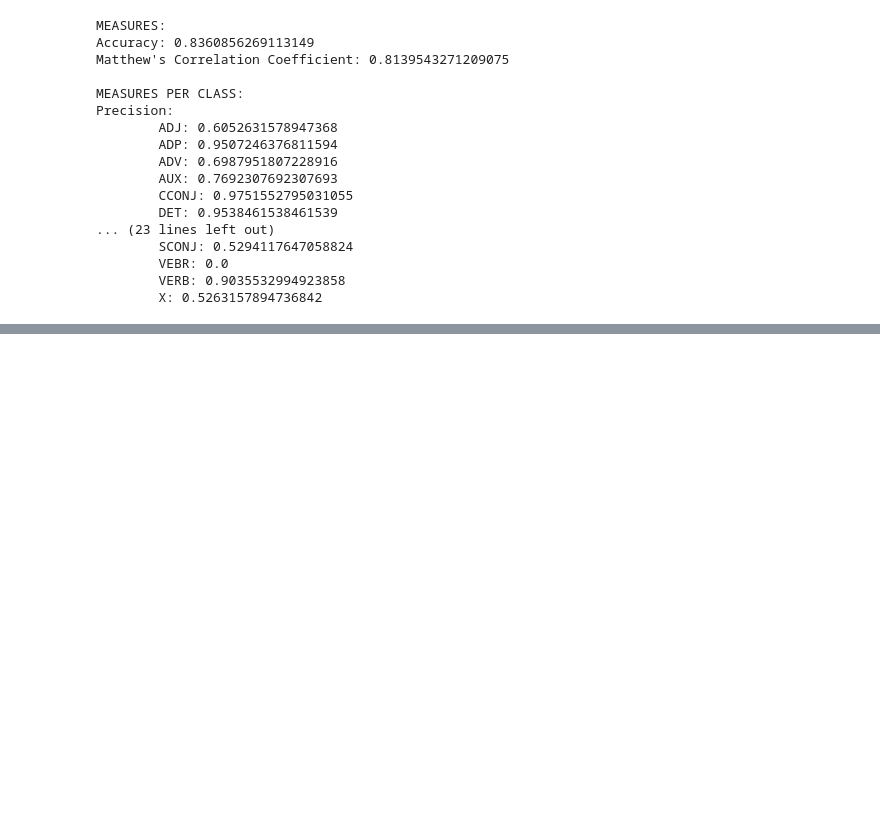
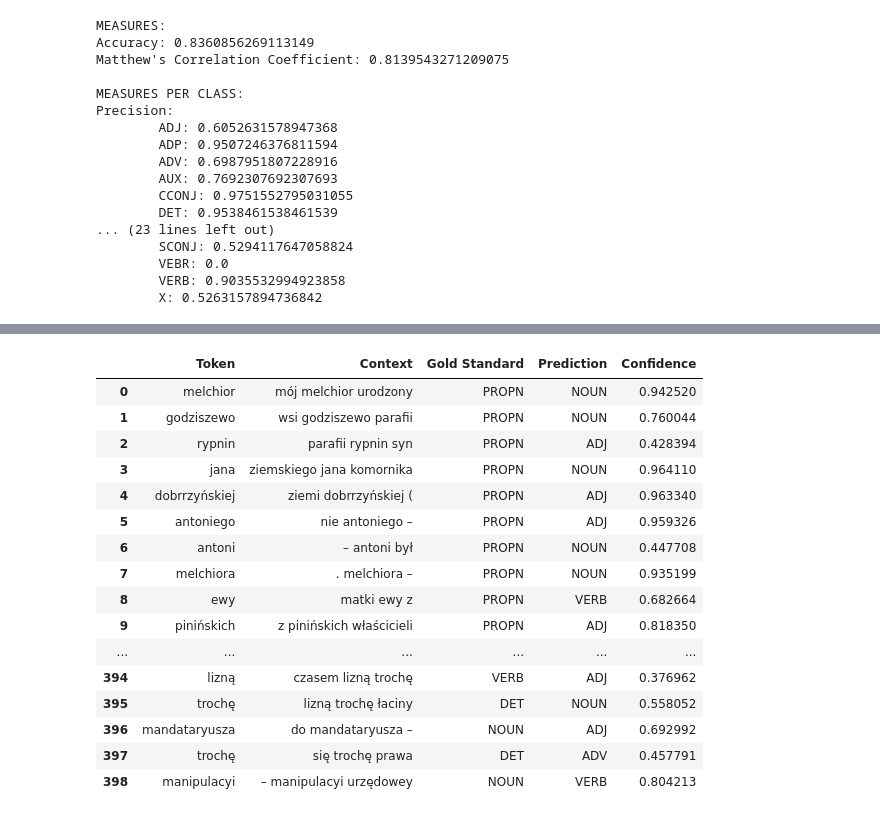
Before and after one commit to Turtilla/ltr-project, a Jupyter notebook: ltr-project.ipynb, the cells around one changed output, grey strips where cells are left out. Drawn from its saved outputs; the diff is of its cells as text; code cells hidden in the pictures; blank space fills up the shorter version.

```diff
--- a/ltr-project.ipynb
+++ b/ltr-project.ipynb
@@ -208,0 +359,6 @@ frame.sort_values('Gold Standard')
+# %%
+# creating an OriginalAnnotations object to store the tokens and original annotations, in lowercase
+original_lowercase = OriginalAnnotations(text, lowercase=True)
+# %%
+# creating a TaggerAnnotations object to retrieve and store tagger annotations for lowercase tokens
+tagger_lowercase = TaggerAnnotations(URL, PARAMS, original_lowercase.tokens)
@@ -208,0 +392,29 @@ frame.sort_values('Gold Standard')
+# %%
+# constructing a frame containing problematic annotations for lowercase tokens
+frame_lower = get_problematic_anns(
+    original_lowercase.gold_standard,
+    tagger_lowercase.only_annotations,
+    tagger_lowercase.processed_annotations,
+    original_lowercase.tokens
+)
+# %%
+# printing out the frame
+frame_lower
+# %% [output]
+|  | Token | Context | Gold Standard | Prediction | Confidence |
+| 0 | melchior | mój melchior urodzony | PROPN | NOUN | 0.942520 |
+| 1 | godziszewo | wsi godziszewo parafii | PROPN | NOUN | 0.760044 |
+| 2 | rypnin | parafii rypnin syn | PROPN | ADJ | 0.428394 |
+| 3 | jana | ziemskiego jana komornika | PROPN | NOUN | 0.964110 |
+| 4 | dobrrzyńskiej | ziemi dobrrzyńskiej ( | PROPN | ADJ | 0.963340 |
+| 5 | antoniego | nie antoniego – | PROPN | ADJ | 0.959326 |
+| 6 | antoni | – antoni był | PROPN | NOUN | 0.447708 |
+| 7 | melchiora | . melchiora – | PROPN | NOUN | 0.935199 |
+| 8 | ewy | matki ewy z | PROPN | VERB | 0.682664 |
+| 9 | pinińskich | z pinińskich właścicieli | PROPN | ADJ | 0.818350 |
+| ... | ... | ... | ... | ... | ... |
+| 394 | lizną | czasem lizną trochę | VERB | ADJ | 0.376962 |
+| 395 | trochę | lizną trochę łaciny | DET | NOUN | 0.558052 |
+| 396 | mandataryusza | do mandataryusza – | NOUN | ADJ | 0.692992 |
+| 397 | trochę | się trochę prawa | DET | ADV | 0.457791 |
+| 398 | manipulacyi | – manipulacyi urzędowey | NOUN | VERB | 0.804213 |
```
Also changed, not shown: parts of 27 cells of this notebook.
